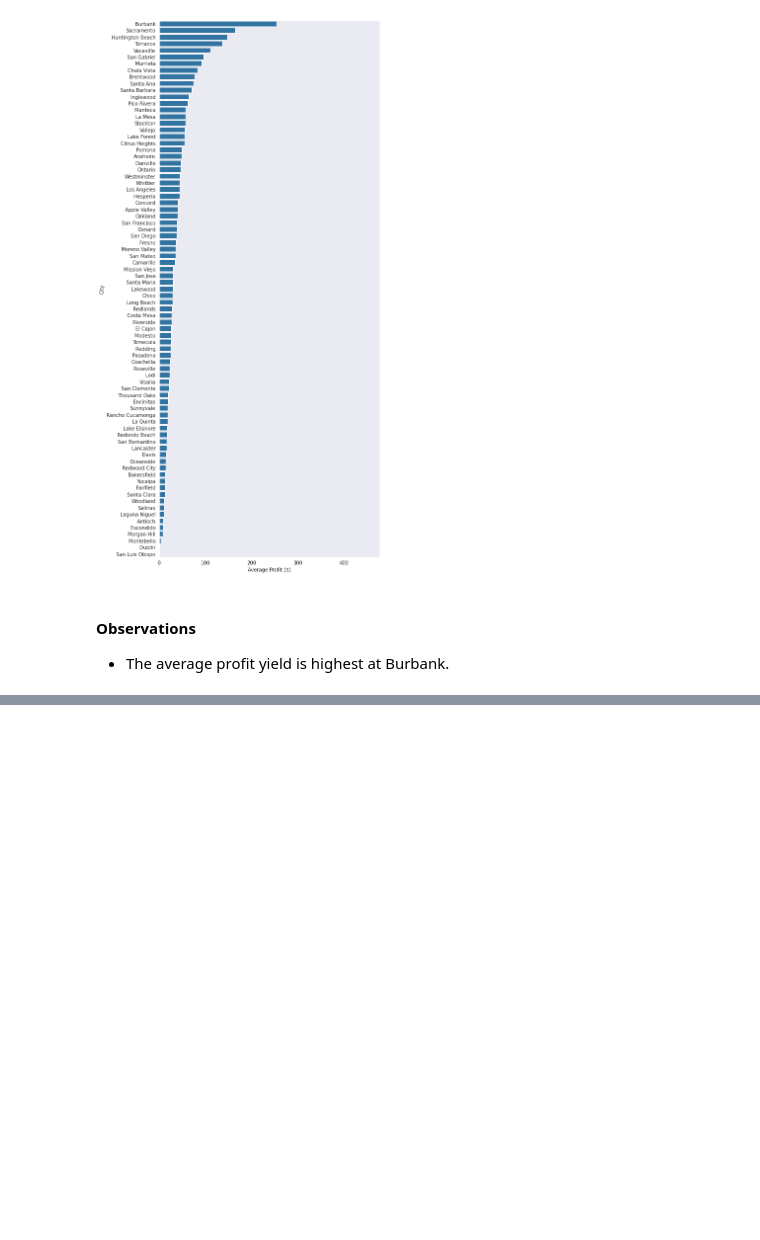
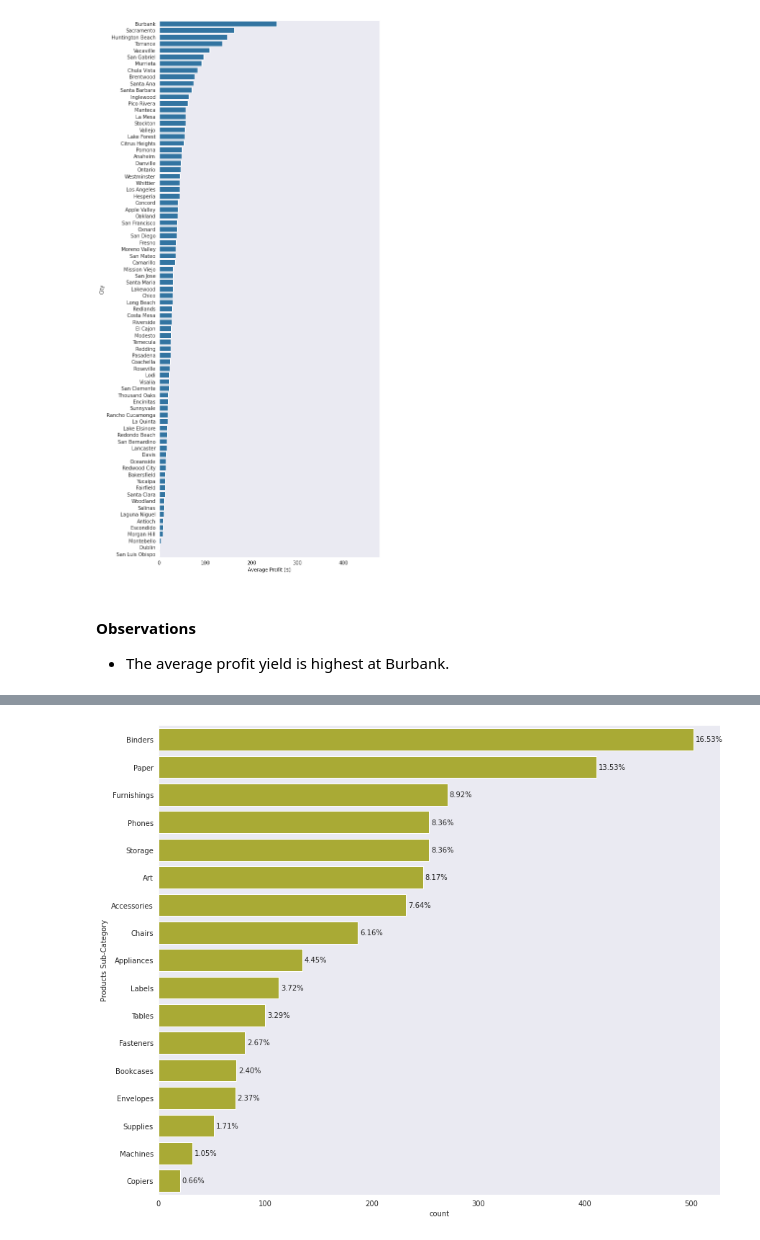
Before and after one commit to Dee-nDee/SuperStore_Data_Analysis, a Jupyter notebook: SuperStore.ipynb, the cells around one changed output, grey strips where cells are left out. Drawn from its saved outputs; the diff is of its cells as text; code cells hidden in the pictures; blank space fills up the shorter version.

Commit message:
feat: Percentage Distribution of Products Bought in Large Quantities

```diff
--- a/SuperStore.ipynb
+++ b/SuperStore.ipynb
@@ -988,0 +1003,4 @@ plt.grid(False)
+# %%
+#filter out products purchased in quantities >4
+large_quantities = samp_superstore[samp_superstore["Quantity"].astype(int) > 4]
+large_quantities
@@ -988,0 +1021,28 @@ plt.grid(False)
+# %%
+color_choice = sb.color_palette()[8]
+
+#create order and, obtain count and total sum of products bought
+#in large quantities
+product_count = large_quantities.Sub_Category.value_counts()
+product_sum = product_count.sum()
+product_order = product_count.index
+# %%
+#set figure size
+plt.figure(figsize = (14,12))
+
+#visualize products
+sb.countplot(data = large_quantities, y = "Sub_Category", color = color_choice,
+            order = product_order);
+
+
+#include percentage text
+for i in range(product_count.shape[0]):
+    count = product_count[i]
+    percent = "{:0.2f}%".format(100 * (count/product_sum))
+    plt.text(count + 2, i, percent, va = "center");
+
+
+plt.ylabel("Products Sub-Category")
+plt.grid(False)
+# %% [output]
+[figure, added]
```
Also changed, not shown: parts of 6 cells of this notebook.
